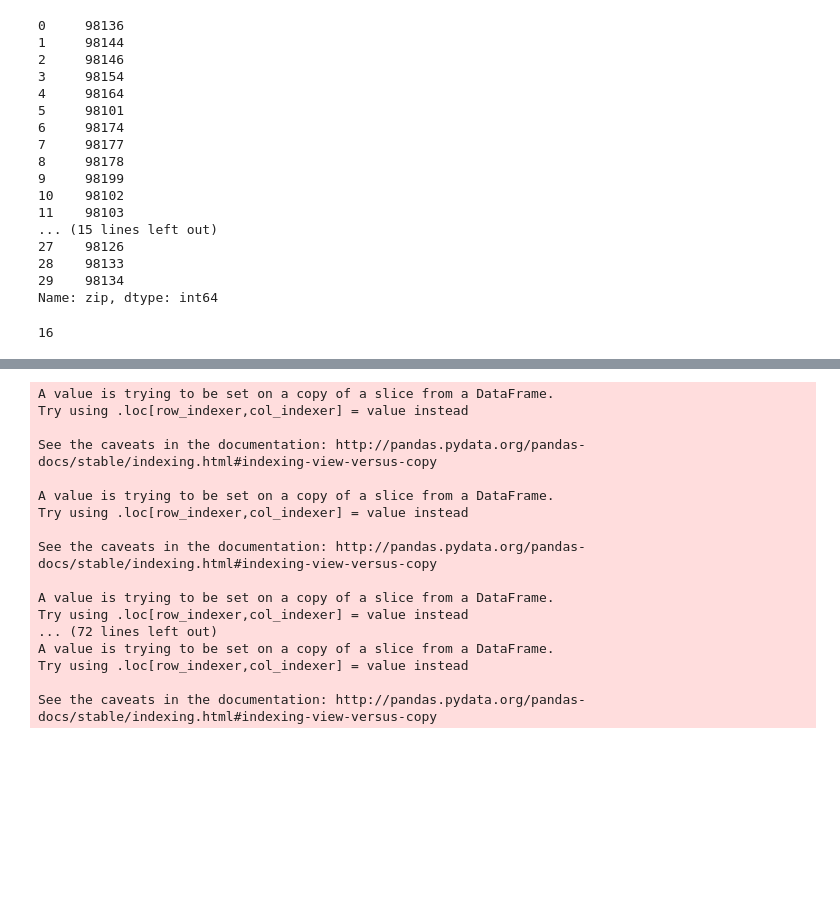
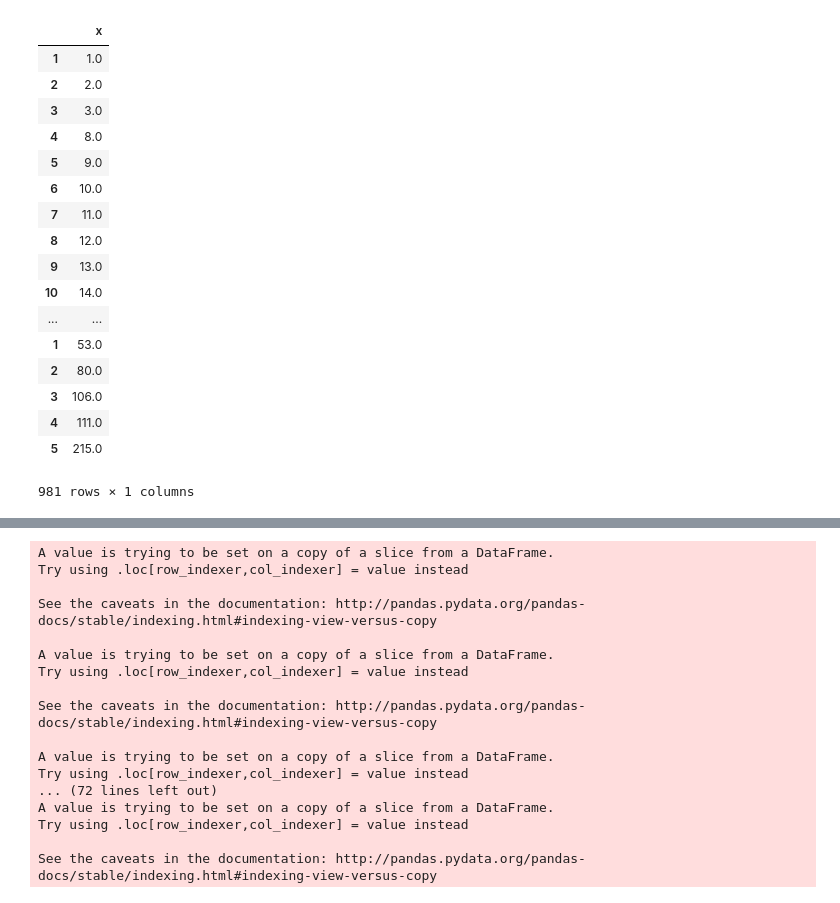
Before and after one commit to UWSEDS-aut17/uwseds-group-transit-and-social-science, a Jupyter notebook: Docs/Bokeh_Mapping.ipynb, the cells around one changed output, grey strips where cells are left out. Drawn from its saved outputs; the diff is of its cells as text; code cells hidden in the pictures; blank space fills up the shorter version.

```diff
--- a/Docs/Bokeh_Mapping.ipynb
+++ b/Docs/Bokeh_Mapping.ipynb
@@ -21,28 +21,25 @@ zip_route =pd.read_csv('C:/Users/jabbari/Desktop/uwseds-group-transit-and-social
 grid = gpd.read_file(grid_fp)
 network = gpd.read_file(network_fp)
 zip_route = zip_route.dropna(axis=0, how='any')
-# %%
-zips_sea.zip
-# %% [output]
-0     98136
-1     98144
-2     98146
-3     98154
-4     98164
-5     98101
-6     98174
-7     98177
-8     98178
-9     98199
-10    98102
-11    98103
-... (15 lines left out)
-27    98126
-28    98133
-29    98134
-Name: zip, dtype: int64
-# %%
-zips_sea['count'][0]*2
-# %% [output]
-16
+# %%
+zip_route
+# %% [output]
+|  | x |
+| 1 | 1.0 |
+| 2 | 2.0 |
+| 3 | 3.0 |
+| 4 | 8.0 |
+| 5 | 9.0 |
+| 6 | 10.0 |
+| 7 | 11.0 |
+| 8 | 12.0 |
+| 9 | 13.0 |
+| 10 | 14.0 |
+| ... | ... |
+| 1 | 53.0 |
+| 2 | 80.0 |
+| 3 | 106.0 |
+| 4 | 111.0 |
+| 5 | 215.0 |
+981 rows × 1 columns
 # %%
```
Also changed, not shown: parts of 12 cells of this notebook, 2 other files.
